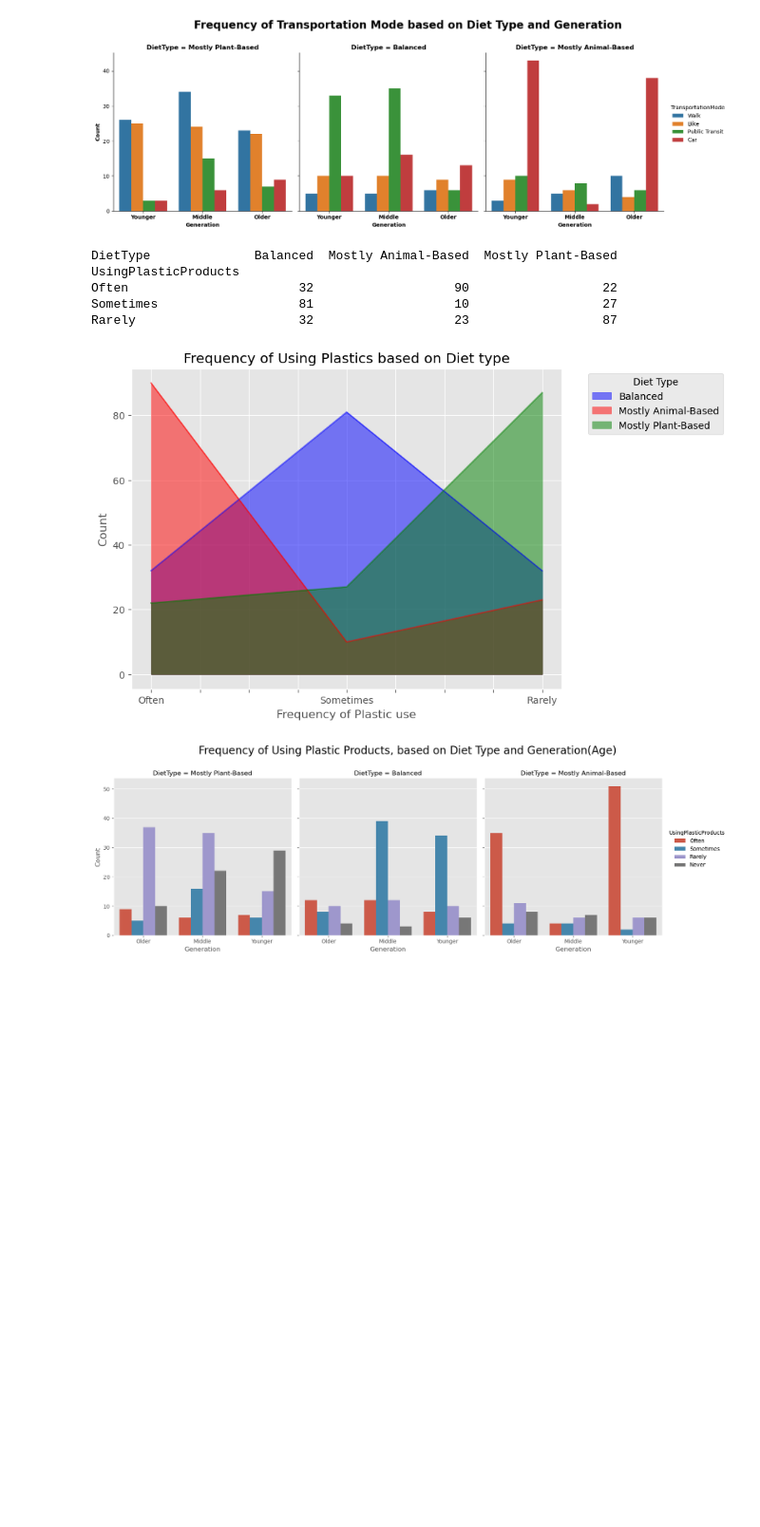
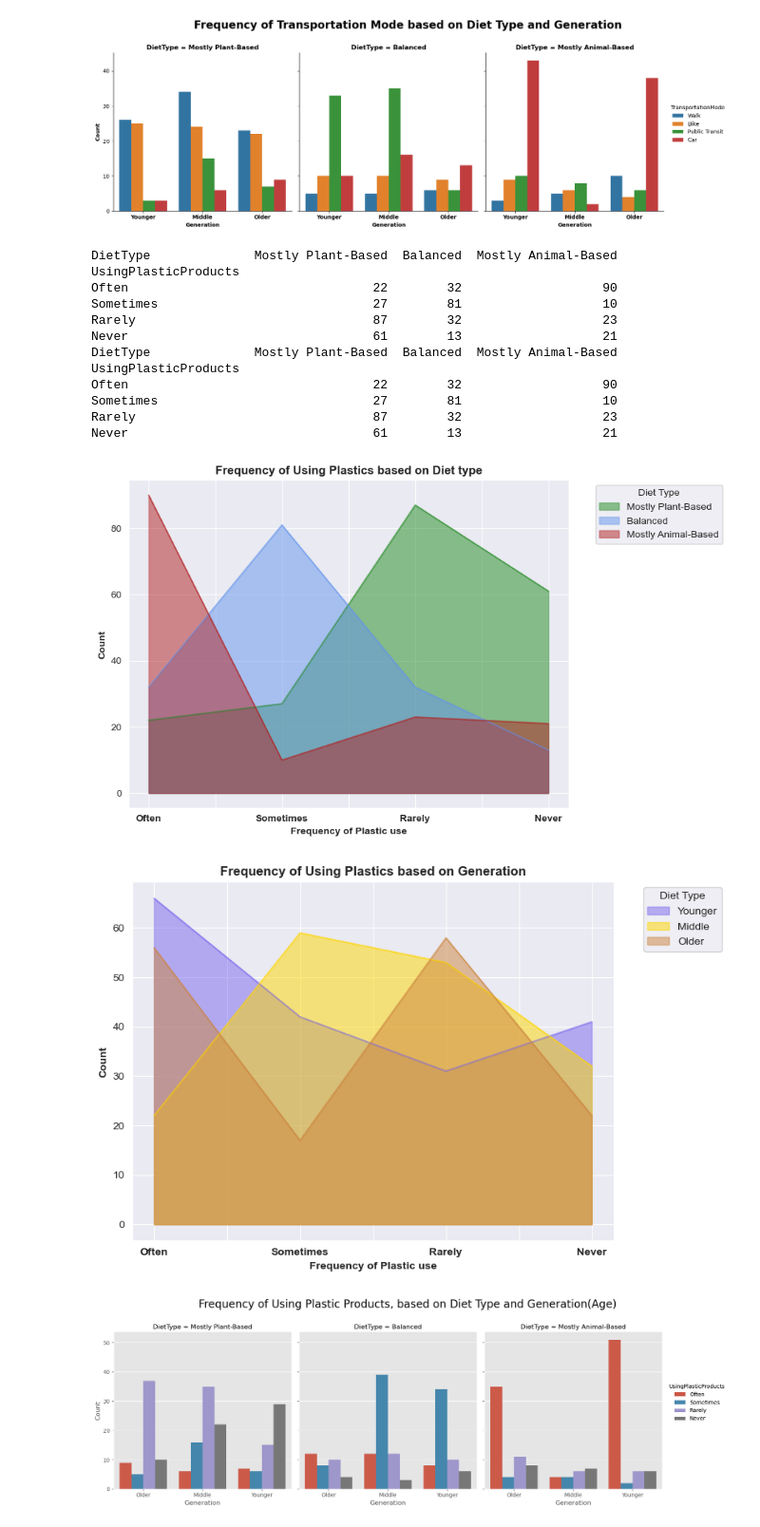
Before and after one commit to benmanzano/Data-Analysis-with-Python, a Jupyter notebook: PythonProject.ipynb, the cells around one changed output. Shown at 95% size. Cells and saved outputs as stored; diff of their text form; code cells hidden in the pictures; blank space fills up the shorter version.

Commit message:
Area plots for plastic use- generation and diet type

```diff
--- a/PythonProject.ipynb
+++ b/PythonProject.ipynb
@@ -542,26 +542,65 @@ plt.show()
 # %% [output]
 [figure]
 # %%
-plastics = pd.crosstab(df['UsingPlasticProducts'], df['DietType'])
-plastics = plastics.reindex(['Often', 'Sometimes', 'Rarely'])
-plastics.plot(kind='area', stacked =False, color=color_map, figsize=(8,6))
-plt.title('Frequency of Using Plastics based on Diet type')
-plt.xlabel('Frequency of Plastic use')
-plt.ylabel('Count')
+import pandas as pd
+import numpy as np
+import matplotlib.pyplot as plt
+import seaborn as sns
+df = pd.read_csv('lifestyle_sustainability_data.csv')
+df['Generation']= df['Age'].apply(lambda a: 'Older' if a > 55 else 'Middle' if 55>a >35 else 'Younger')
+sns.set_style("darkgrid")
+
+plastics_diet = pd.crosstab(df['UsingPlasticProducts'], df['DietType'])
+plastics_diet = plastics_diet.reindex(['Often', 'Sometimes', 'Rarely', 'Never'])
+plastics_diet = plastics_diet.iloc[ : ,[2,0,1]]
+plastics_diet.plot(kind='area', stacked =False, color=color_map, figsize=(8,6))
+
+plt.title('Frequency of Using Plastics based on Diet type', weight = 'bold')
+plt.xlabel('Frequency of Plastic use', weight = 'bold')
+plt.ylabel('Count',weight = 'bold')
+plt.xticks(weight = 'bold')
+plt.legend(title='Diet Type',
+            bbox_to_anchor=(1.05, 1),
+            loc='upper left',
+            ncol=1,
+            frameon=True)
+print(plastics_diet)
+plt.savefig('areaplot_diettype_PlasticUse.png', dpi=100, bbox_inches='tight')
+
+
+plastics_age = pd.crosstab(df['UsingPlasticProducts'], df['Generation'])
+plastics_age = plastics_age.reindex(['Often', 'Sometimes', 'Rarely', 'Never'])
+plastics_age = plastics_age.iloc[ : ,[2,0,1]]
+plastics_age.plot(kind='area', stacked =False, color=color_map, figsize=(8,6))
+
+plt.title('Frequency of Using Plastics based on Generation',weight = 'bold')
+plt.xlabel('Frequency of Plastic use',weight = 'bold')
+plt.ylabel('Count',weight = 'bold')
+plt.xticks(weight = 'bold')
 
 plt.legend(title='Diet Type',
             bbox_to_anchor=(1.05, 1),
             loc='upper left',
             ncol=1,
             frameon=True)
-print(plastics)
+print(plastics_diet)
+plt.savefig('areaplot_generation_PlasticUse.png', dpi=100, bbox_inches='tight')
+plt.show()
 # %% [output]
-DietType              Balanced  Mostly Animal-Based  Mostly Plant-Based
+DietType              Mostly Plant-Based  Balanced  Mostly Animal-Based
 UsingPlasticProducts
-Often                       32                   90                  22
-Sometimes                   81                   10                  27
-Rarely                      32                   23                  87
+Often                                 22        32                   90
+Sometimes                             27        81                   10
+Rarely                                87        32                   23
+Never                                 61        13                   21
+DietType              Mostly Plant-Based  Balanced  Mostly Animal-Based
+UsingPlasticProducts
+Often                                 22        32                   90
+Sometimes                             27        81                   10
+Rarely                                87        32                   23
+Never                                 61        13                   21
-[figure, old version]
+[figure, new version]
+[figure, added]
 # %%
 import pandas as pd
 import numpy as np
```
